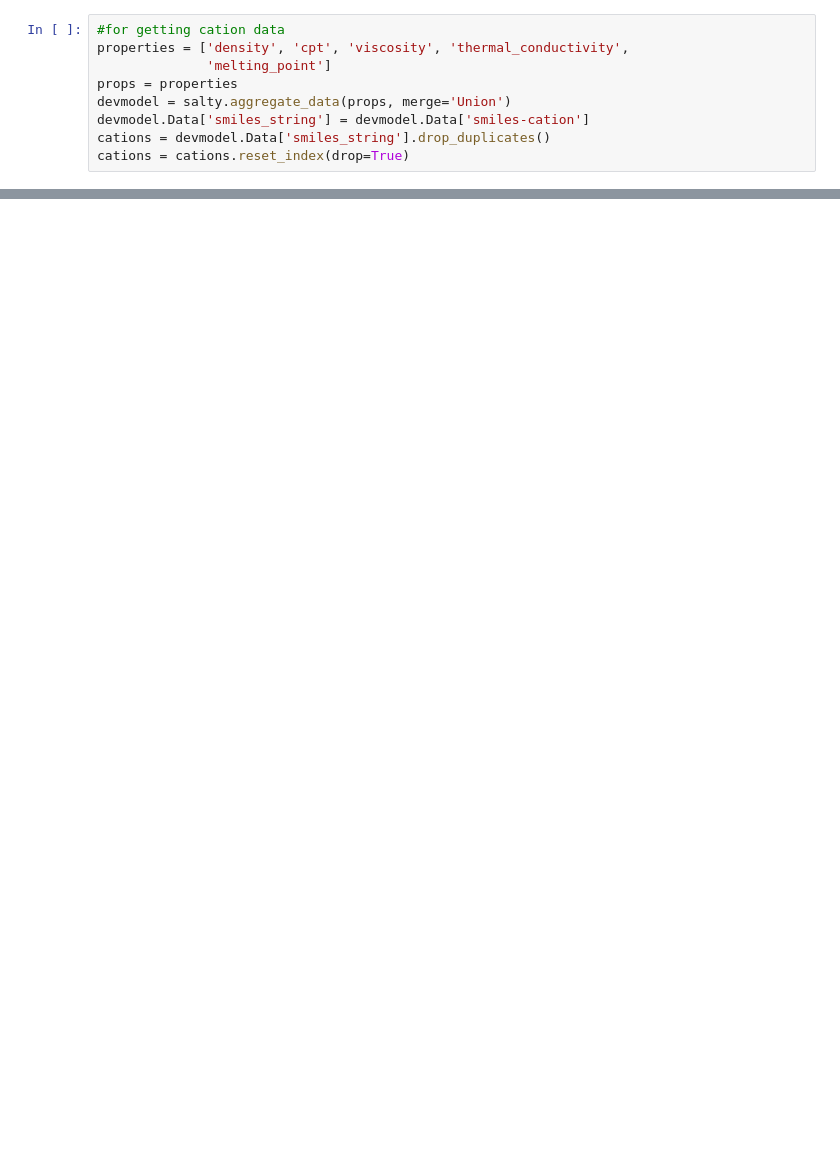
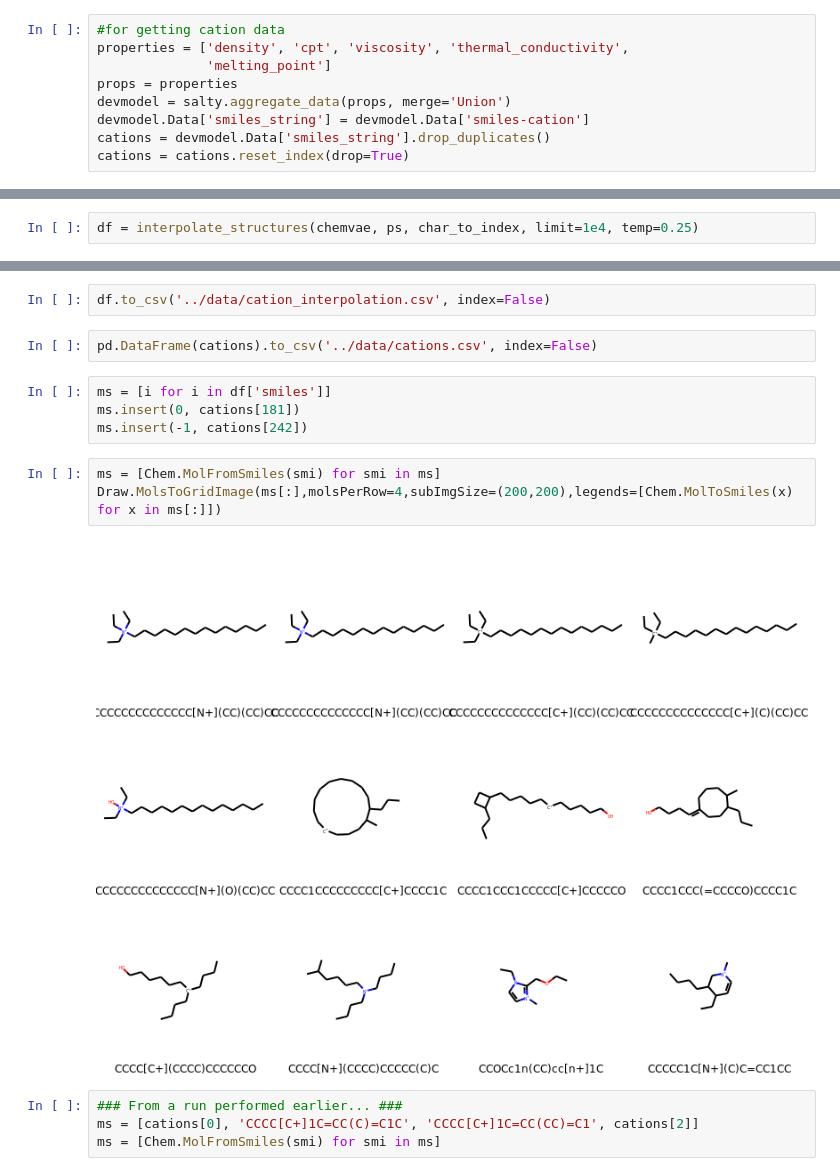
Before and after one commit to jameslee97/adaptive_learning_mixtures, a Jupyter notebook: notebooks/5_compare_vae.ipynb, the cells around one changed output, grey strips where cells are left out. Drawn from its saved outputs; the diff is of its cells as text; blank space fills up the shorter version.

```diff
--- a/notebooks/5_compare_vae.ipynb
+++ b/notebooks/5_compare_vae.ipynb
@@ -47,0 +322,2 @@ cations = cations.reset_index(drop=True)
+# %%
+df = interpolate_structures(chemvae, ps, char_to_index, limit=1e4, temp=0.25)
@@ -47,0 +342,17 @@ cations = cations.reset_index(drop=True)
+# %%
+df.to_csv('../data/cation_interpolation.csv', index=False)
+# %%
+pd.DataFrame(cations).to_csv('../data/cations.csv', index=False)
+# %%
+ms = [i for i in df['smiles']]
+ms.insert(0, cations[181])
+ms.insert(-1, cations[242])
+# %%
+ms = [Chem.MolFromSmiles(smi) for smi in ms]
+Draw.MolsToGridImage(ms[:],molsPerRow=4,subImgSize=(200,200),legends=[Chem.MolToSmiles(x) for x in ms[:]])
+# %% [output]
+[figure, added]
+# %%
+### From a run performed earlier... ###
+ms = [cations[0], 'CCCC[C+]1C=CC(C)=C1C', 'CCCC[C+]1C=CC(CC)=C1', cations[2]]
+ms = [Chem.MolFromSmiles(smi) for smi in ms]
```
Also changed, not shown: parts of 36 cells of this notebook, 15 other files.
